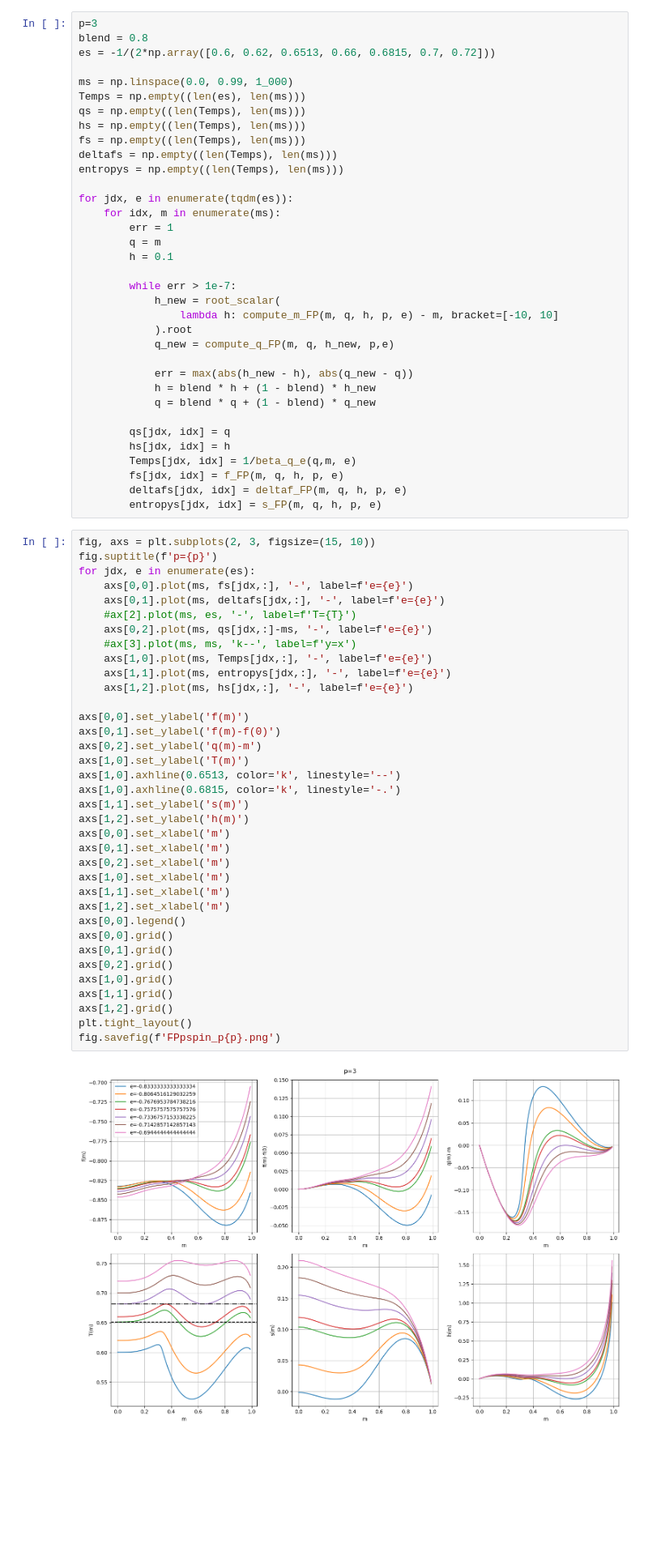
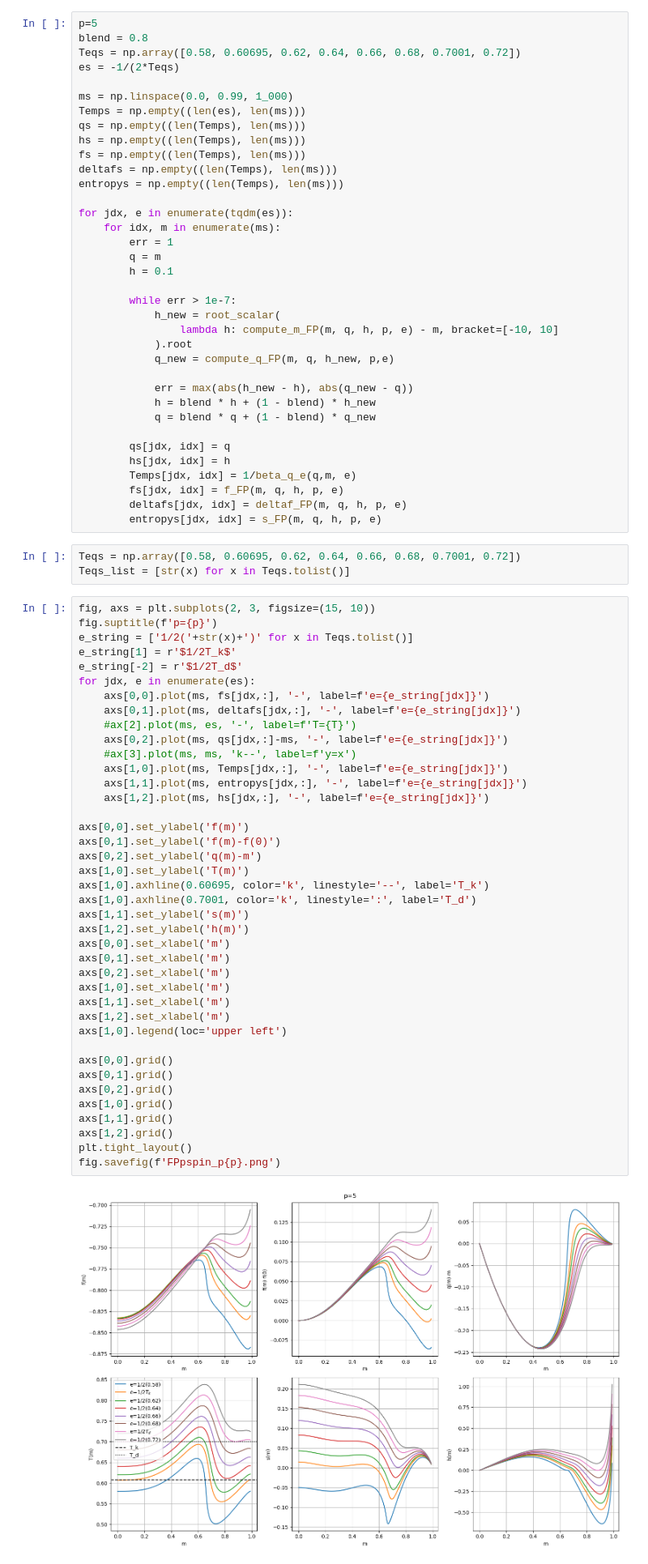
Before and after one commit to mvilucchio/fixed-energy-slice, a Jupyter notebook: RS3spin.ipynb, the cells around one changed output. Shown at 81% size. Drawn from its saved outputs; the diff is of its cells as text; blank space fills up the shorter version.

```diff
--- a/RS3spin.ipynb
+++ b/RS3spin.ipynb
@@ -29,9 +29,10 @@ compute_m_FP(m,q, h_new, p, e)
 # %% [output]
 0.09999999999980745
 # %%
-p=3
+p=5
 blend = 0.8
-es = -1/(2*np.array([0.6, 0.62, 0.6513, 0.66, 0.6815, 0.7, 0.72]))
+Teqs = np.array([0.58, 0.60695, 0.62, 0.64, 0.66, 0.68, 0.7001, 0.72])
+es = -1/(2*Teqs)
 
 ms = np.linspace(0.0, 0.99, 1_000)
 Temps = np.empty((len(es), len(ms)))
@@ -63,41 +64,48 @@ for jdx, e in enumerate(tqdm(es)):
         fs[jdx, idx] = f_FP(m, q, h, p, e)
         deltafs[jdx, idx] = deltaf_FP(m, q, h, p, e)
         entropys[jdx, idx] = s_FP(m, q, h, p, e)
+# %%
+Teqs = np.array([0.58, 0.60695, 0.62, 0.64, 0.66, 0.68, 0.7001, 0.72])
+Teqs_list = [str(x) for x in Teqs.tolist()]
 # %%
 fig, axs = plt.subplots(2, 3, figsize=(15, 10))
 fig.suptitle(f'p={p}')
+e_string = ['1/2('+str(x)+')' for x in Teqs.tolist()]
+e_string[1] = r'$1/2T_k$'
+e_string[-2] = r'$1/2T_d$'
 for jdx, e in enumerate(es):
-    axs[0,0].plot(ms, fs[jdx,:], '-', label=f'e={e}')
-    axs[0,1].plot(ms, deltafs[jdx,:], '-', label=f'e={e}')
+    axs[0,0].plot(ms, fs[jdx,:], '-', label=f'e={e_string[jdx]}')
+    axs[0,1].plot(ms, deltafs[jdx,:], '-', label=f'e={e_string[jdx]}')
     #ax[2].plot(ms, es, '-', label=f'T={T}')
-    axs[0,2].plot(ms, qs[jdx,:]-ms, '-', label=f'e={e}')
+    axs[0,2].plot(ms, qs[jdx,:]-ms, '-', label=f'e={e_string[jdx]}')
     #ax[3].plot(ms, ms, 'k--', label=f'y=x')
-    axs[1,0].plot(ms, Temps[jdx,:], '-', label=f'e={e}')
-    axs[1,1].plot(ms, entropys[jdx,:], '-', label=f'e={e}')
-    axs[1,2].plot(ms, hs[jdx,:], '-', label=f'e={e}')
+    axs[1,0].plot(ms, Temps[jdx,:], '-', label=f'e={e_string[jdx]}')
+    axs[1,1].plot(ms, entropys[jdx,:], '-', label=f'e={e_string[jdx]}')
+    axs[1,2].plot(ms, hs[jdx,:], '-', label=f'e={e_string[jdx]}')
 
 axs[0,0].set_ylabel('f(m)')
 axs[0,1].set_ylabel('f(m)-f(0)')
 axs[0,2].set_ylabel('q(m)-m')
 axs[1,0].set_ylabel('T(m)')
-axs[1,0].axhline(0.6513, color='k', linestyle='--')
-axs[1,0].axhline(0.6815, color='k', linestyle='-.')
+axs[1,0].axhline(0.60695, color='k', linestyle='--', label='T_k')
+axs[1,0].axhline(0.7001, color='k', linestyle=':', label='T_d')
 axs[1,1].set_ylabel('s(m)')
 axs[1,2].set_ylabel('h(m)')
 axs[0,0].set_xlabel('m')
 axs[0,1].set_xlabel('m')
 axs[0,2].set_xlabel('m')
 axs[1,0].set_xlabel('m')
 axs[1,1].set_xlabel('m')
 axs[1,2].set_xlabel('m')
-axs[0,0].legend()
+axs[1,0].legend(loc='upper left')
+
 axs[0,0].grid()
 axs[0,1].grid()
 axs[0,2].grid()
 axs[1,0].grid()
 axs[1,1].grid()
 axs[1,2].grid()
 plt.tight_layout()
 fig.savefig(f'FPpspin_p{p}.png')
 # %% [output]
-[figure, old version]
+[figure, new version]
```
Also changed, not shown: parts of 3 cells of this notebook, 1 other file.
